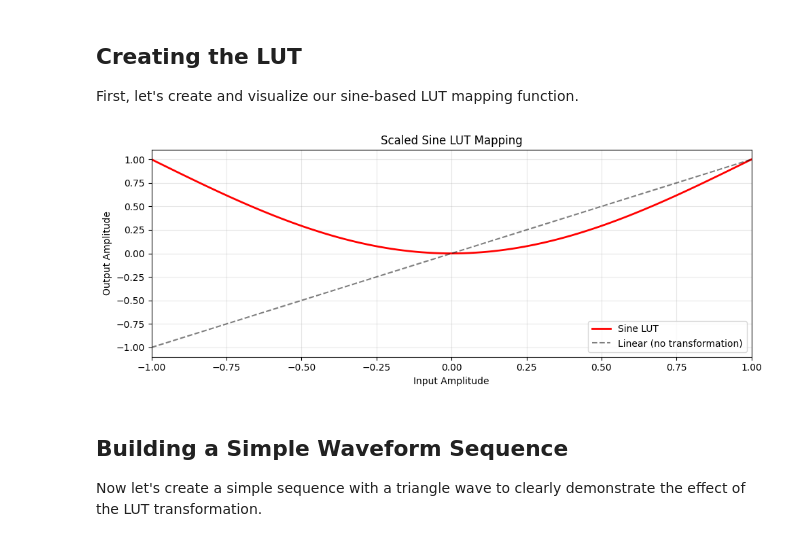
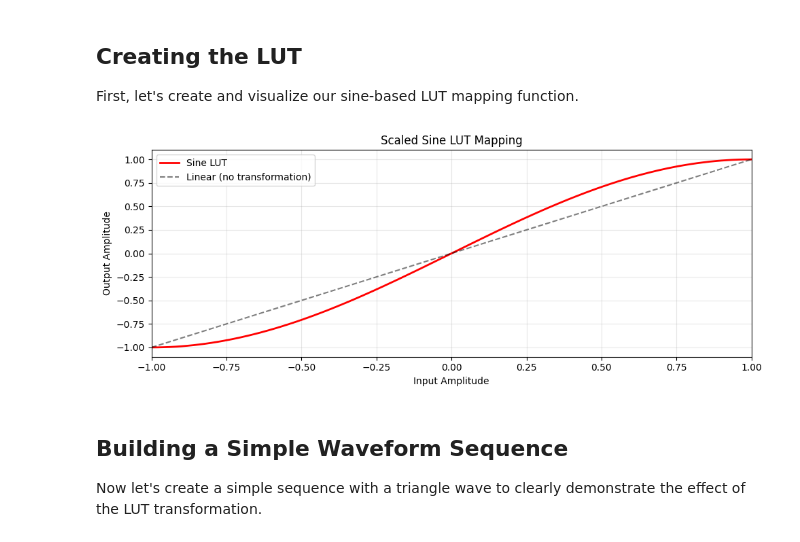
Before and after one commit to QCoDeS/broadbean, a Jupyter notebook: docs/examples/Amplitude_LUT_Example.ipynb, the cells around one changed output. Drawn from its saved outputs; the diff is of its cells as text; code cells hidden in the pictures.

```diff
--- a/docs/examples/Amplitude_LUT_Example.ipynb
+++ b/docs/examples/Amplitude_LUT_Example.ipynb
@@ -40,32 +40,32 @@ First, let's create and visualize our sine-based LUT mapping function.
 # %%
 # Create LUT input values (the "x" values)
 # These represent the normalized amplitude values from the waveform
 n_points = 101  # Number of points in the LUT
 lut_input = np.linspace(-1, 1, n_points)
 
 # Create LUT output values using sine function from 0 to pi
 # Map input range [-1, 1] to [-pi, pi]
 theta = np.pi * lut_input / 2
-lut_output = 1-np.cos(theta)
+lut_output = np.sin(theta)
 
 # Visualize the LUT
 fig = plt.figure()
 
 # Plot 2: The scaled version
 plt.plot(lut_input, lut_output, 'r-', linewidth=2, label='Sine LUT')
 plt.plot(lut_input, lut_input, 'k--', alpha=0.5, label='Linear (no transformation)')
 plt.xlabel('Input Amplitude')
 plt.ylabel('Output Amplitude')
 plt.title('Scaled Sine LUT Mapping')
 plt.legend()
 plt.grid(True, alpha=0.3)
 plt.xlim(-1, 1)
 plt.ylim(-1.1, 1.1)
 
 plt.tight_layout()
 plt.show()
 # %% [output]
-[figure, old version]
+[figure, new version]
 # %% [markdown]
 ## Building a Simple Waveform Sequence
 
```
Also changed, not shown: parts of 3 cells of this notebook.
